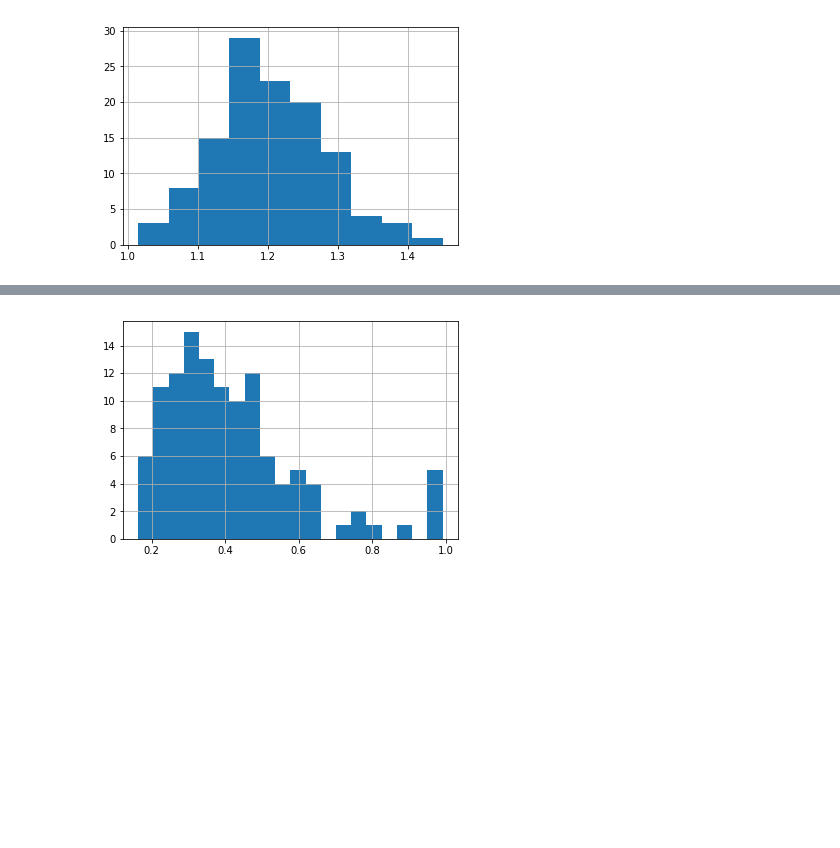
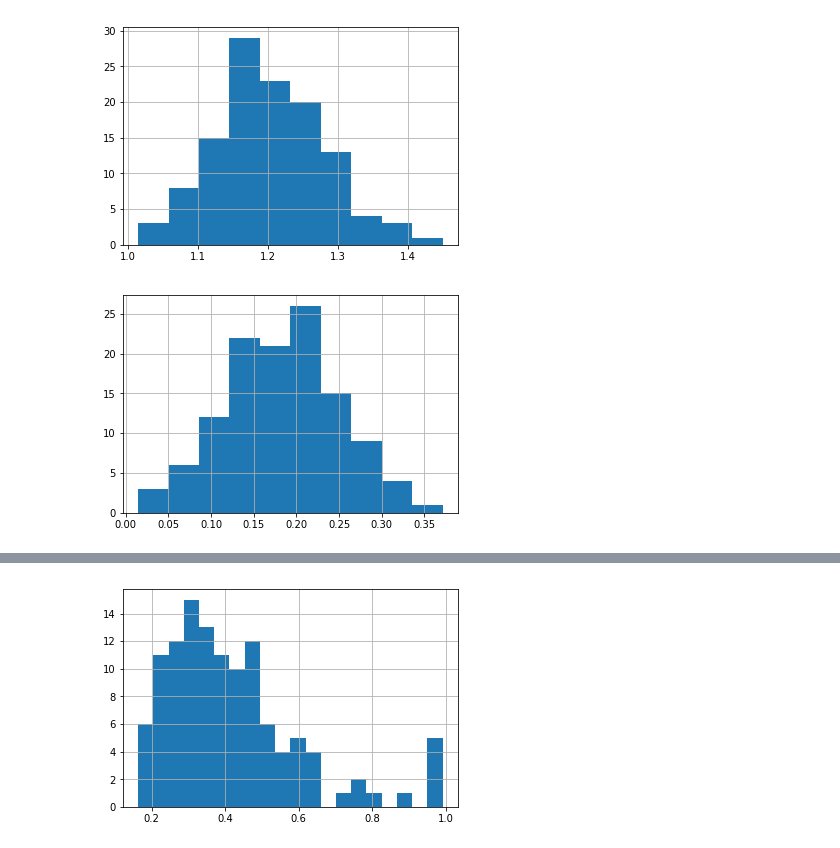
Before and after one commit to Fritos121/Codon-Usage-IDRs, a Jupyter notebook: plot_columns_P0A850.ipynb, the cells around one changed output, grey strips where cells are left out. Cells and saved outputs as stored; diff of their text form; code cells hidden in the pictures; blank space fills up the shorter version.

```diff
--- a/plot_columns_P0A850.ipynb
+++ b/plot_columns_P0A850.ipynb
@@ -47,3 +49,7 @@ no column where, on avg, codon freq is lower than expected
 df_clean['Avg Frequency Ratio'].hist();
 # %% [output]
 [figure]
+# %%
+df_clean['Log Avg Frequency Ratio'].hist();
+# %% [output]
+[figure, added]
```
Also changed, not shown: parts of 47 cells of this notebook.
